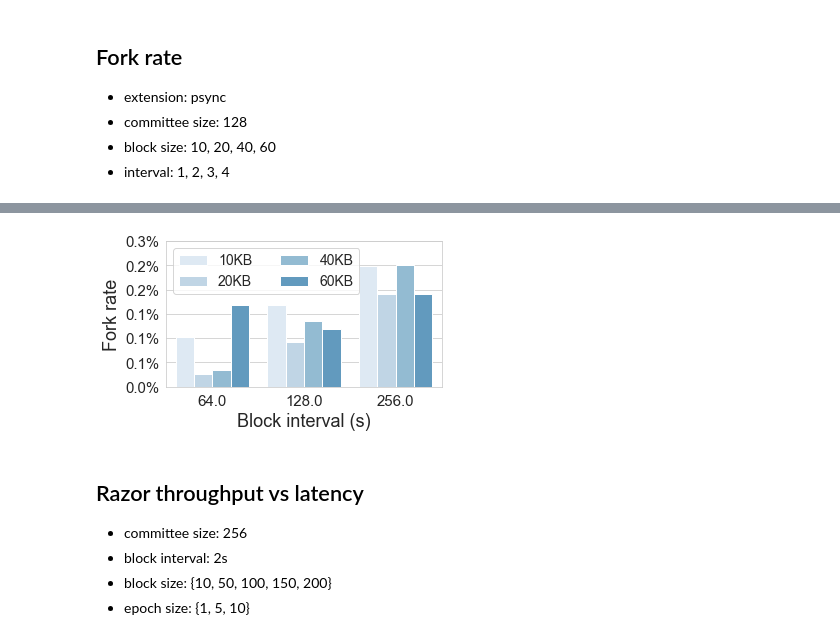
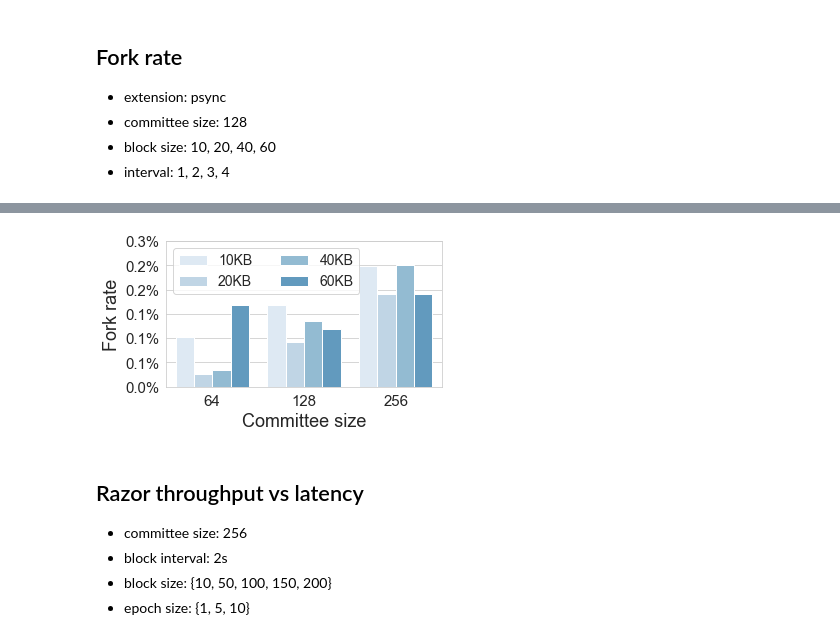
Before and after one commit to SebastianElvis/ebft, a Jupyter notebook: evaluation/analysis.ipynb, the cells around one changed output, grey strips where cells are left out. Drawn from its saved outputs; the diff is of its cells as text; code cells hidden in the pictures.

```diff
--- a/evaluation/analysis.ipynb
+++ b/evaluation/analysis.ipynb
@@ -471,27 +413,30 @@ fork_rates_df
 # %%
 fork_rates_df = pd.read_csv(DATA_PATH / 'fork_rates.csv')
 
 def plot_fork_rates(df):
     plt.figure(figsize=(5, 3))
 
     filtered_df = df[(df['extension'] == 'psyncorazor') & (df['block_interval'] == 4)]
+    filtered_df = filtered_df.astype({"committee_size": int})
 
     ax = sns.barplot(x='committee_size', y='mean', hue='minerblocksize', data=filtered_df)
 
     plt.xticks(fontsize=15)
     plt.yticks(fontsize=15)
     plt.gca().yaxis.set_major_formatter(mtick.PercentFormatter(1, decimals=1))
-    plt.xlabel('Block interval (s)', fontsize=18)
+    plt.xlabel('Committee size', fontsize=18)
     plt.ylabel('Fork rate', fontsize=18)
     plt.ylim([0, 0.003])
     ax.legend(handles=ax.legend_.legendHandles, labels=['10KB', '20KB', '40KB', '60KB'], fontsize=14, ncol=2)
     plt.tight_layout()
     plt.savefig(PAPER_FIG_PATH / 'fork-rate.pdf')
     plt.show()
 
 plot_fork_rates(fork_rates_df)
+
+# TODO (RH) add baseline, too small
 # %% [output]
-[figure, old version]
+[figure, new version]
 # %% [markdown]
 ## Razor throughput vs latency
 
```
Also changed, not shown: parts of 7 cells of this notebook, 3 other files.
